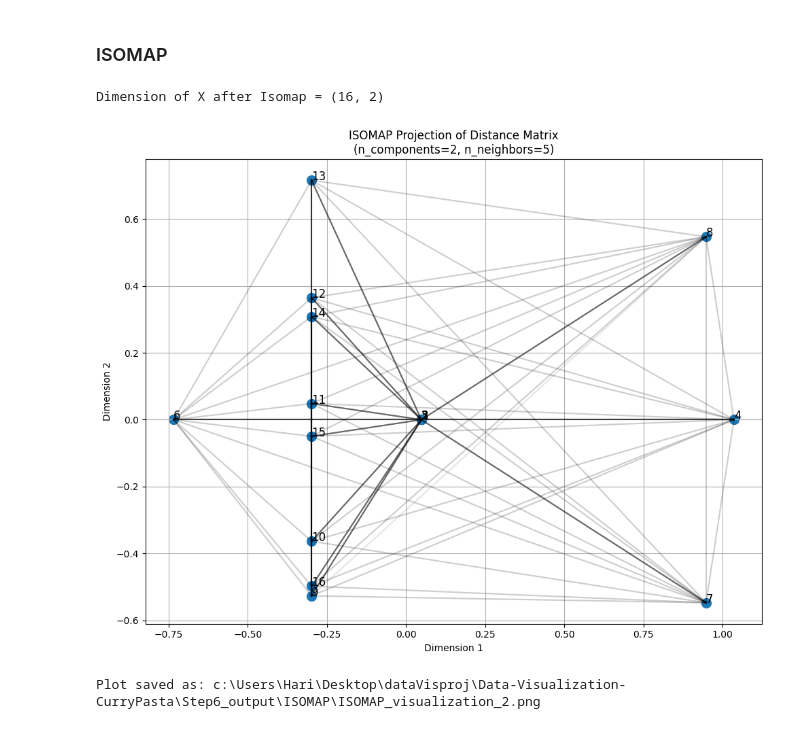
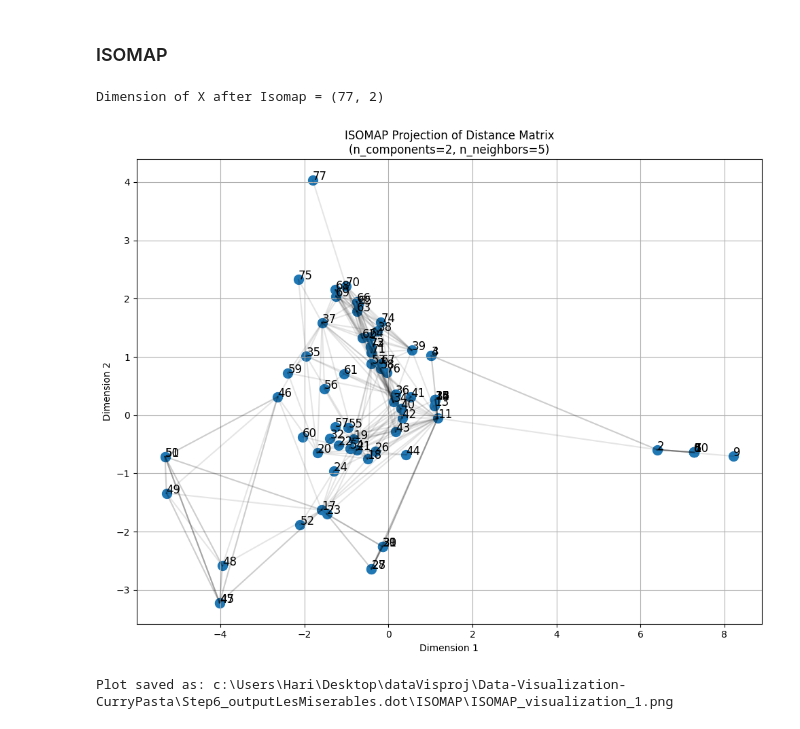
Before and after one commit to Prat2420/Data-Visualization-CurryPasta, a Jupyter notebook: Notebooks/Step_6_v1.ipynb, the cells around one changed output. Cells and saved outputs as stored; diff of their text form; code cells hidden in the pictures.

```diff
--- a/Notebooks/Step_6_v1.ipynb
+++ b/Notebooks/Step_6_v1.ipynb
@@ -219,7 +219,9 @@ def plot_distance_matrix_with_weights(distance_matrix, node_ids=None, cmap='viri
 ## take the input graph and compute similarity matrix using graph-theoretic distance
 # %%
 # Load the graph directly with NetworkX
-nx_graph = nx.nx_pydot.read_dot(data_name_7)
+data_name = data_name_2
+dataforfile = os.path.basename(data_name)
+nx_graph = nx.nx_pydot.read_dot(data_name)
 
 # Check graph type
 is_directed = nx.is_directed(nx_graph)
@@ -392,7 +401,7 @@ plt.grid(True)
 
 # Define the output path
 parent_dir = os.path.dirname(os.getcwd())
-mds_output_dir = os.path.join(parent_dir, "Step6_output", "MDS")
+mds_output_dir = os.path.join(parent_dir, "Step6_output"+ dataforfile, "MDS")
 
 # Function to get next available file number
 def get_next_file_number():
@@ -470,7 +479,7 @@ plt.ylabel('Dimension 2')
 plt.grid(True)
 # Define the output path
 parent_dir = os.path.dirname(os.getcwd())
-mds_output_dir = os.path.join(parent_dir, "Step6_output", "tSNE")
+mds_output_dir = os.path.join(parent_dir, "Step6_output" + dataforfile, "tSNE")
 
 # Function to get next available file number
 def get_next_file_number():
@@ -542,34 +551,34 @@ for i in range(len(isomap_results)):
                 (isomap_results[i, 0], isomap_results[i, 1]),
                 fontsize=12)
 
 plt.title(f'ISOMAP Projection of Distance Matrix\n({isomap_params})')
 plt.xlabel('Dimension 1')
 plt.ylabel('Dimension 2')
 plt.grid(True)
 plt.tight_layout()
 # Define the output path
 parent_dir = os.path.dirname(os.getcwd())
-mds_output_dir = os.path.join(parent_dir, "Step6_output", "ISOMAP")
+mds_output_dir = os.path.join(parent_dir, "Step6_output"+ dataforfile, "ISOMAP")
 
 # Function to get next available file number
 def get_next_file_number():
     existing_files = [f for f in os.listdir(mds_output_dir)
                      if f.startswith('ISOMAP_visualization_') and f.endswith('.png')]
     if not existing_files:
         return 1
     numbers = [int(f.split('_')[2].split('.')[0]) for f in existing_files]
     return max(numbers) + 1
 
 # Save the plot with incremental number
 file_number = get_next_file_number()
 output_file = os.path.join(mds_output_dir, f"ISOMAP_visualization_{file_number}.png")
 plt.savefig(output_file, dpi=300, bbox_inches='tight')
 
 # Show the plot after saving
 plt.show()
 
 print(f"Plot saved as: {output_file}")
 # %% [output]
-Dimension of X after Isomap = (16, 2)
+Dimension of X after Isomap = (77, 2)
-[figure, old version]
+[figure, new version]
-Plot saved as: c:\Users\Hari\Desktop\dataVisproj\Data-Visualization-CurryPasta\Step6_output\ISOMAP\ISOMAP_visualization_2.png
+Plot saved as: c:\Users\Hari\Desktop\dataVisproj\Data-Visualization-CurryPasta\Step6_outputLesMiserables.dot\ISOMAP\ISOMAP_visualization_1.png
```
Also changed, not shown: parts of 6 cells of this notebook.
